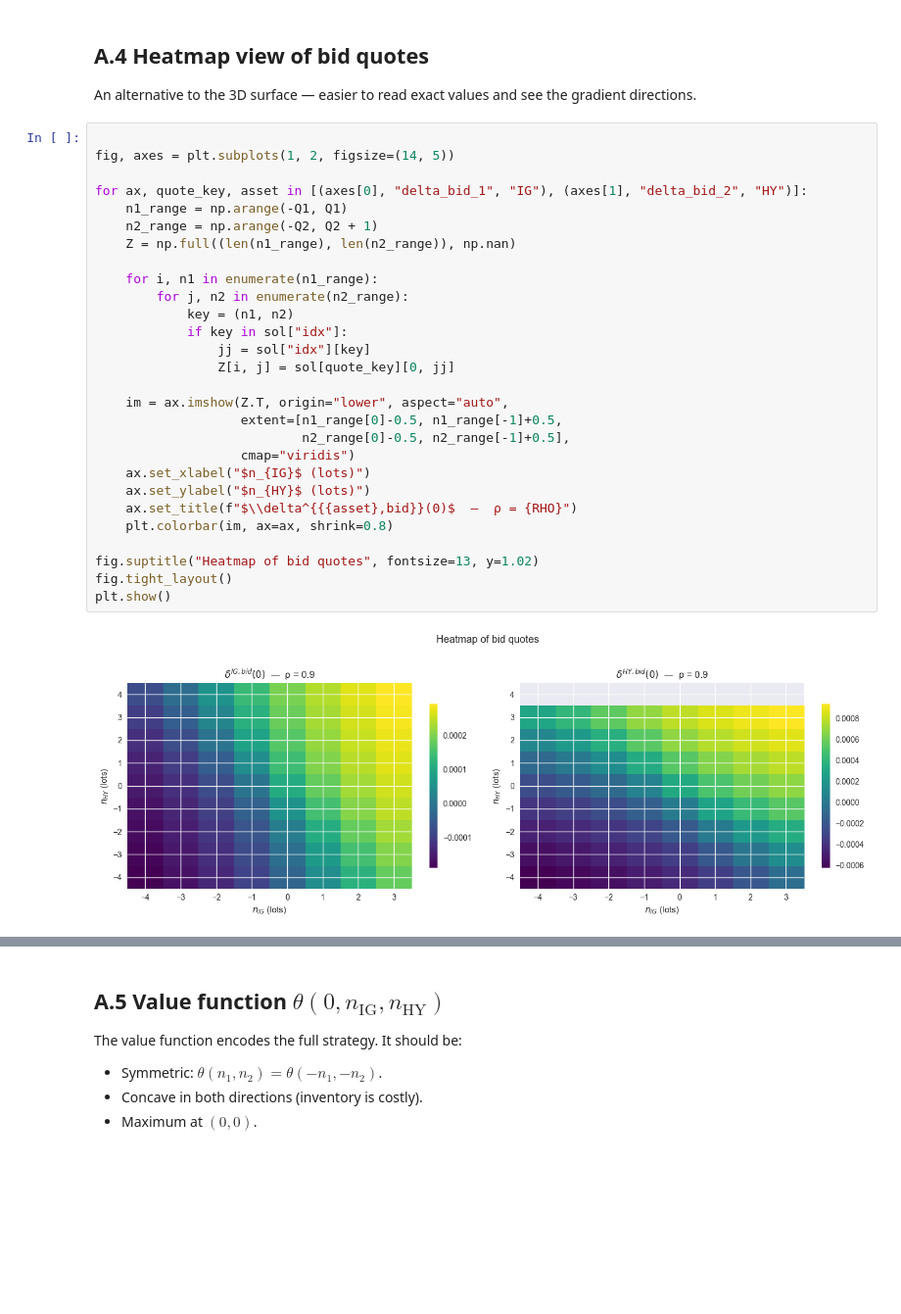
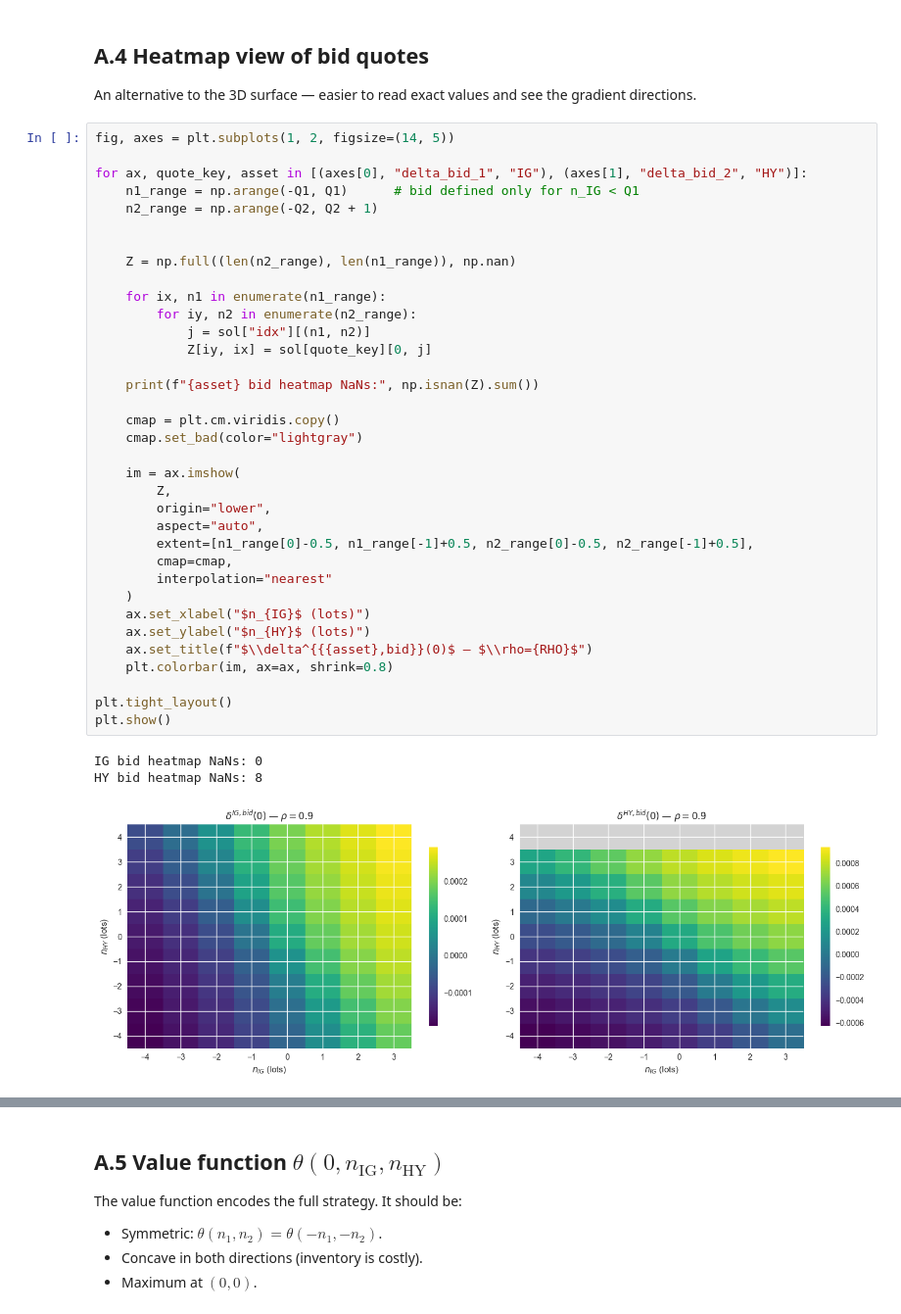
Before and after one commit to hamzaelarji/Market-Microstructure-, a Jupyter notebook: project/notebooks/04_multi_asset.ipynb, the cells around one changed output, grey strips where cells are left out. Shown at 98% size. Cells and saved outputs as stored; diff of their text form; blank space fills up the shorter version.

```diff
--- a/project/notebooks/04_multi_asset.ipynb
+++ b/project/notebooks/04_multi_asset.ipynb
@@ -357,32 +357,41 @@ is solved on the full 2D grid and the inventory penalty structure differs.
 
 An alternative to the 3D surface — easier to read exact values and see the gradient directions.
 # %%
-
 fig, axes = plt.subplots(1, 2, figsize=(14, 5))
 
 for ax, quote_key, asset in [(axes[0], "delta_bid_1", "IG"), (axes[1], "delta_bid_2", "HY")]:
-    n1_range = np.arange(-Q1, Q1)
+    n1_range = np.arange(-Q1, Q1)      # bid defined only for n_IG < Q1
     n2_range = np.arange(-Q2, Q2 + 1)
-    Z = np.full((len(n1_range), len(n2_range)), np.nan)
 
-    for i, n1 in enumerate(n1_range):
-        for j, n2 in enumerate(n2_range):
-            key = (n1, n2)
-            if key in sol["idx"]:
-                jj = sol["idx"][key]
-                Z[i, j] = sol[quote_key][0, jj]
 
-    im = ax.imshow(Z.T, origin="lower", aspect="auto",
-                   extent=[n1_range[0]-0.5, n1_range[-1]+0.5,
-                           n2_range[0]-0.5, n2_range[-1]+0.5],
-                   cmap="viridis")
+    Z = np.full((len(n2_range), len(n1_range)), np.nan)
+
+    for ix, n1 in enumerate(n1_range):
+        for iy, n2 in enumerate(n2_range):
+            j = sol["idx"][(n1, n2)]
+            Z[iy, ix] = sol[quote_key][0, j]
+
+    print(f"{asset} bid heatmap NaNs:", np.isnan(Z).sum())
+
+    cmap = plt.cm.viridis.copy()
+    cmap.set_bad(color="lightgray")
+
+    im = ax.imshow(
+        Z,
+        origin="lower",
+        aspect="auto",
+        extent=[n1_range[0]-0.5, n1_range[-1]+0.5, n2_range[0]-0.5, n2_range[-1]+0.5],
+        cmap=cmap,
+        interpolation="nearest"
+    )
     ax.set_xlabel("$n_{IG}$ (lots)")
     ax.set_ylabel("$n_{HY}$ (lots)")
-    ax.set_title(f"$\\delta^{{{asset},bid}}(0)$  —  ρ = {RHO}")
+    ax.set_title(f"$\\delta^{{{asset},bid}}(0)$ — $\\rho={RHO}$")
     plt.colorbar(im, ax=ax, shrink=0.8)
 
-fig.suptitle("Heatmap of bid quotes", fontsize=13, y=1.02)
-fig.tight_layout()
+plt.tight_layout()
 plt.show()
 # %% [output]
+IG bid heatmap NaNs: 0
+HY bid heatmap NaNs: 8
-[figure, old version]
+[figure, new version]
```
Also changed, not shown: parts of 4 cells of this notebook, 1 other file.
